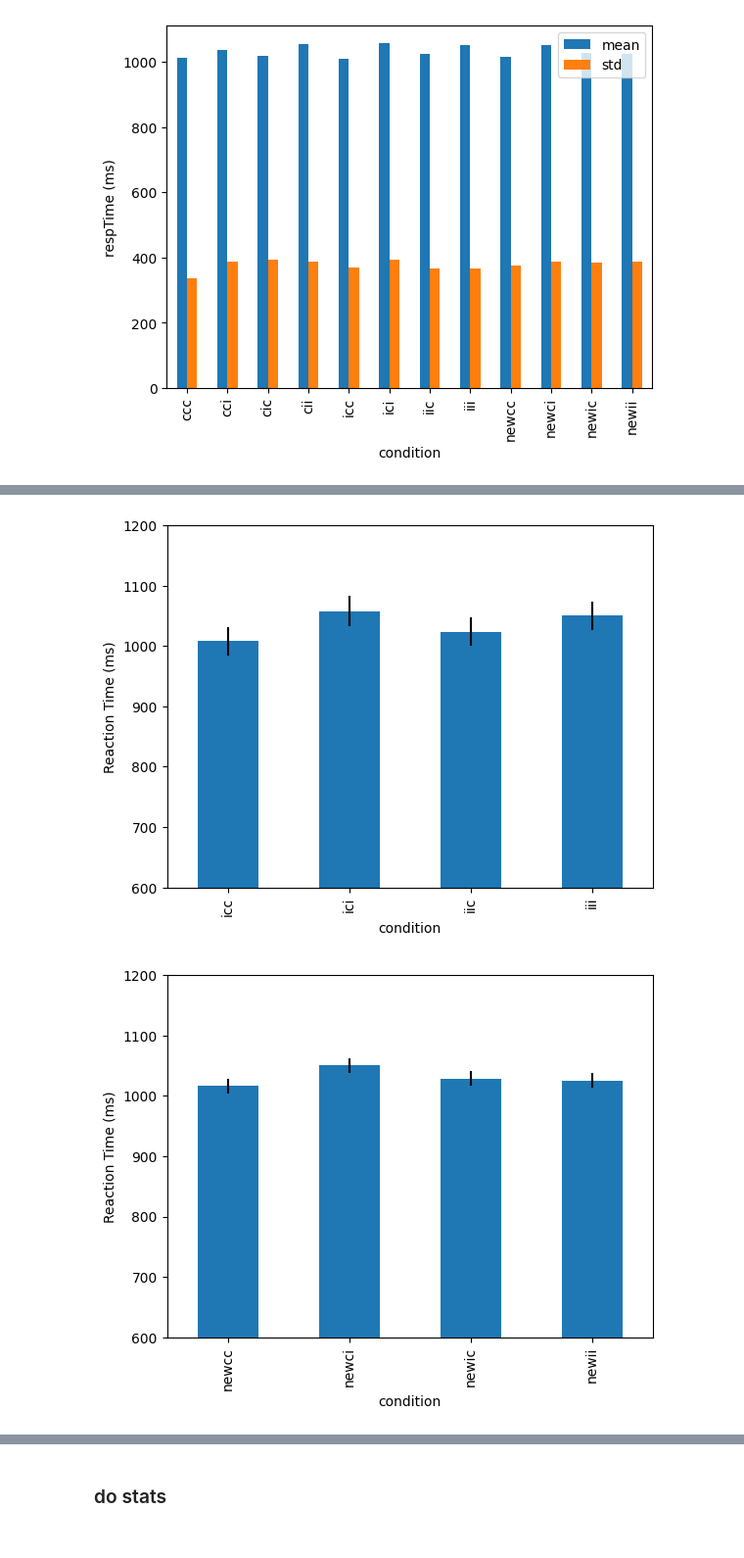
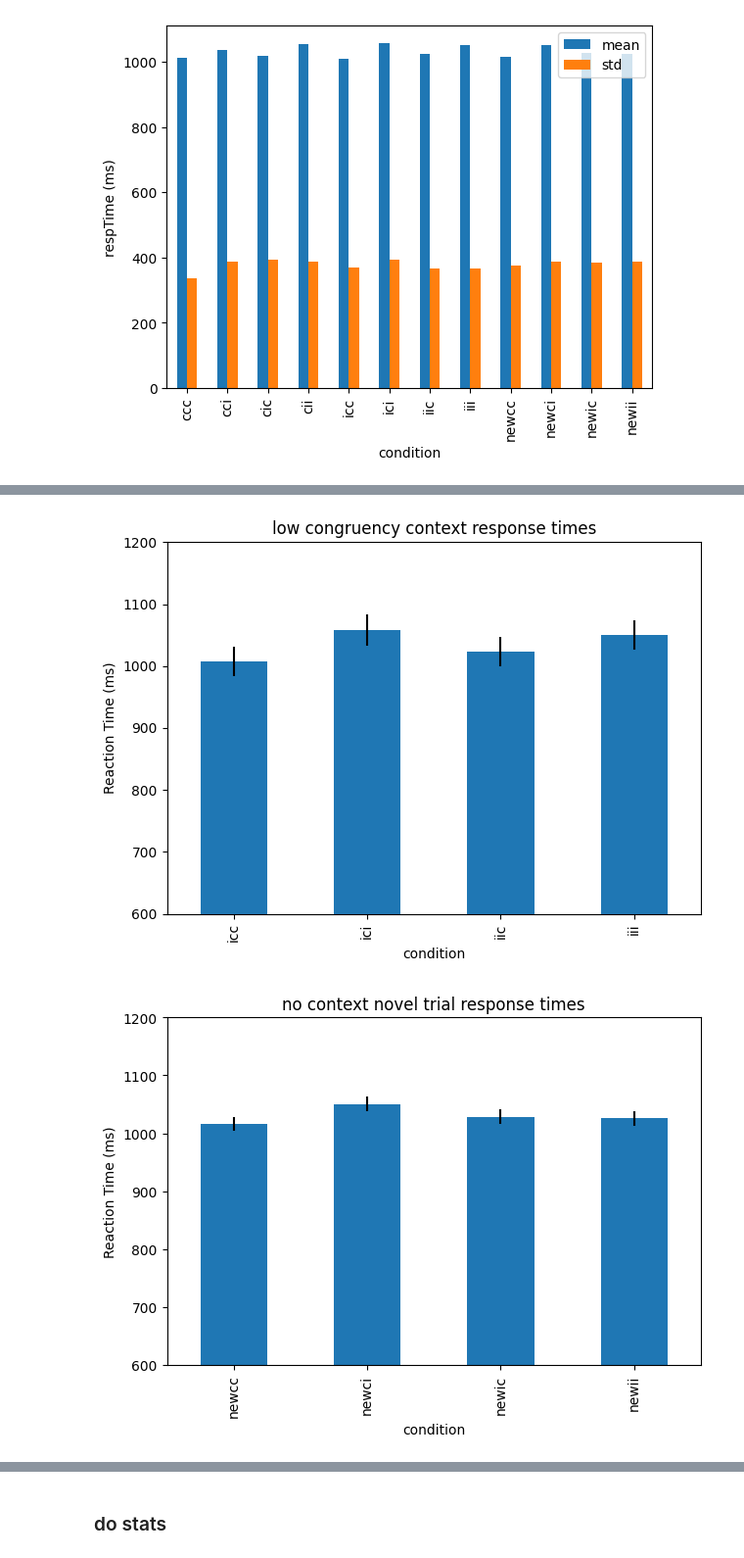
Before and after one commit to jimzhang629/contextFlanker2.0, a Jupyter notebook: analysis/makecsv.ipynb, the cells around one changed output, grey strips where cells are left out. Shown at 98% size. Saved outputs shown, nothing was run; the diff lists cells and outputs as text; code cells hidden in the pictures.

```diff
--- a/analysis/makecsv.ipynb
+++ b/analysis/makecsv.ipynb
@@ -704,34 +748,40 @@ plt.savefig("highConContextRT.png")
 lowConAccMean = lowConStatsDF.groupby('condition').accuracy_x.mean()
 lowConAccSEM = lowConStatsDF.groupby('condition').accuracy_x.sem()
 
-p = lowConAccMean.plot(kind='bar', ylabel='accuracy %', yerr=lowConAccSEM)
+p = lowConAccMean.plot(kind='bar', ylabel='accuracy %', yerr=lowConAccSEM, title='low congruency context accuracies')
 p.set_ylim(0.75,1.0)
+plt.tight_layout()
 plt.savefig("lowConContextAcc.png")
 
 lowConRTMean = lowConStatsDF.groupby('condition').respTime_x.mean()
 lowConRTSEM = lowConStatsDF.groupby('condition').respTime_x.sem()
 
-p = lowConRTMean.plot(kind='bar', ylabel='Reaction Time (ms)', yerr=lowConRTSEM)
+p = lowConRTMean.plot(kind='bar', ylabel='Reaction Time (ms)', yerr=lowConRTSEM, title='low congruency context response times')
 p.set_ylim(600, 1200)
+plt.tight_layout()
+
 plt.savefig("lowConContextRT.png")
 # %% [output]
-[figure, old version]
+[figure, new version]
 # %%
 newAccMean = newStatsDF.groupby('condition').accuracy_x.mean()
 newAccSEM = newStatsDF.groupby('condition').accuracy_x.sem()
 
-p = newAccMean.plot(kind='bar', ylabel='accuracy %', yerr=newAccSEM)
+p = newAccMean.plot(kind='bar', ylabel='accuracy %', yerr=newAccSEM, title='no context novel trial control accuracies')
 p.set_ylim(0.75,1.0)
+plt.tight_layout()
 plt.savefig("newContextAcc.png")
 
 newRTMean = newStatsDF.groupby('condition').respTime_x.mean()
 newRTSEM = newStatsDF.groupby('condition').respTime_x.sem()
 
-p = newRTMean.plot(kind='bar', ylabel='Reaction Time (ms)', yerr=newRTSEM)
+p = newRTMean.plot(kind='bar', ylabel='Reaction Time (ms)', yerr=newRTSEM, title='no context novel trial response times')
 p.set_ylim(600, 1200)
+plt.tight_layout()
+
 plt.savefig("newContextRT.png")
 # %% [output]
-[figure, old version]
+[figure, new version]
 # %%
 highConLearnAccMean = highConLearnStatsDF.groupby('condition').accuracy.mean()
 highConLearnAccSEM = highConLearnStatsDF.groupby('condition').accuracy.sem()
```
Also changed, not shown: parts of 8 cells of this notebook, 1 other file.
